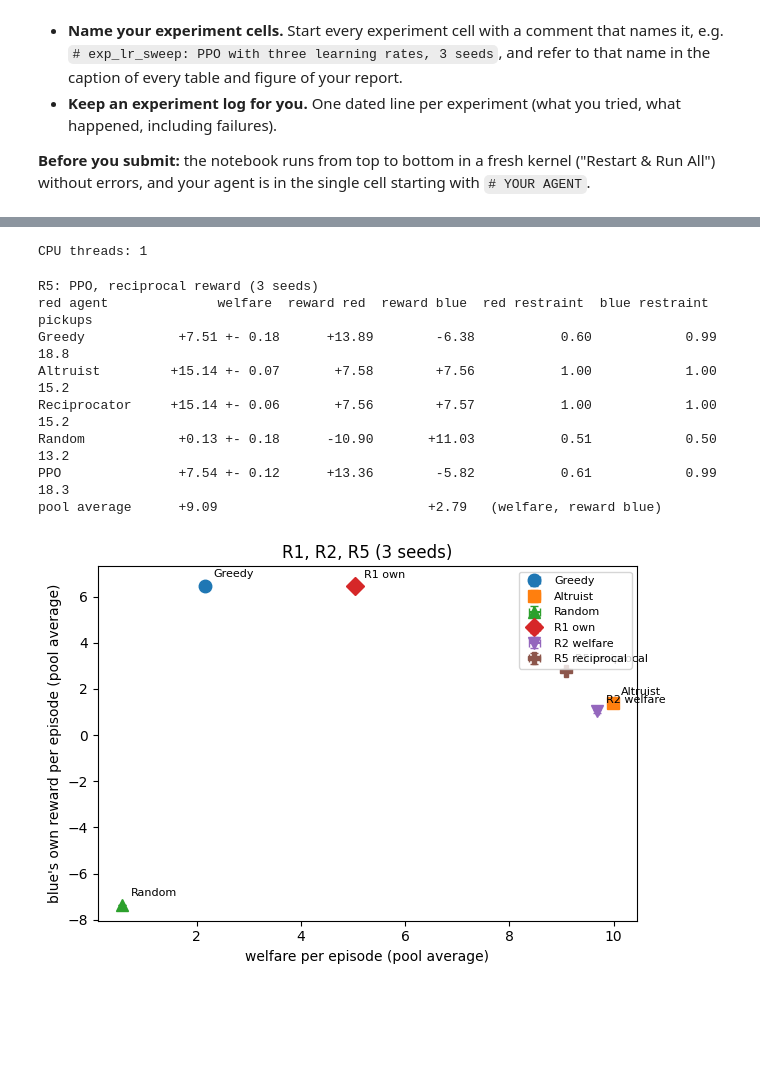
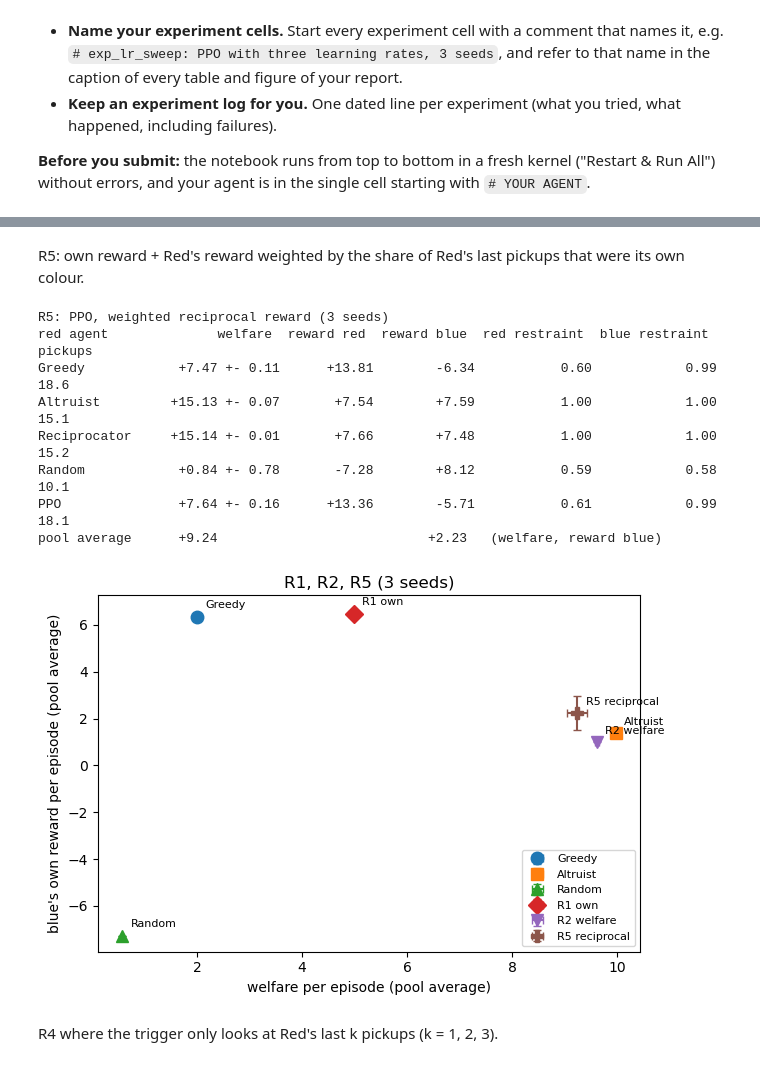
Before and after one commit to NickyA-Z/Agentic-AI, a Jupyter notebook: Assignment1.ipynb, the cells around one changed output, grey strips where cells are left out. Cells and saved outputs as stored; diff of their text form; code cells hidden in the pictures; blank space fills up the shorter version.

Commit message:
Final agent, code needed to run 5 seeds, visualizations for report

```diff
--- a/Assignment1.ipynb
+++ b/Assignment1.ipynb
@@ -1170,39 +1172,33 @@ pool average      +6.97                           +4.49   (welfare, reward blue)
-# %%
-import torch
-
-# Optimize PyTorch for small PPO networks
-torch.set_num_threads(1)
-torch.set_num_interop_threads(1)
-
-print("CPU threads:", torch.get_num_threads())
-# %% [output]
-CPU threads: 1
+# %% [markdown]
+R5: own reward + Red's reward weighted by the share of Red's last pickups that were its own colour.
 # %%
-# R5 more complex PPO reciporal
+# exp_r5_3seeds: PPO with weighted reciprocal reward (R5: own + alpha * other, alpha = share of +1 in Red's lamps), 3 seeds
 def weighted_reciprocal_reward(my_reward, other_reward, observations):
     red_history = observations[:, 108:112]
     cooperative = (red_history == 1).sum(axis=1)
     defected = (red_history == -1).sum(axis=1)
     total = cooperative + defected
     alpha = np.divide(cooperative, total, out=np.full(cooperative.shape, 0.5, dtype=float),
                       where=total>0 )
     return my_reward + other_reward * alpha
 
 SEEDS = (SEED, SEED + 1, SEED + 2)
 r5_results, r5_logs = evaluate_against_pool(make_learner(PPO_CONFIG, weighted_reciprocal_reward), seeds=SEEDS)
-print_results(r5_results, 'R5: PPO, reciprocal reward (3 seeds)')
+print_results(r5_results, 'R5: PPO, weighted reciprocal reward (3 seeds)')
 plot_pareto({**baseline_results, 'R1 own': r1_results, 'R2 welfare': r2_results, 'R5 reciprocal': r5_results},
             'R1, R2, R5 (3 seeds)')
 # %% [output]
-R5: PPO, reciprocal reward (3 seeds)
+R5: PPO, weighted reciprocal reward (3 seeds)
 red agent              welfare  reward red  reward blue  red restraint  blue restraint  pickups
-Greedy            +7.51 +- 0.18      +13.89        -6.38           0.60            0.99     18.8
-Altruist         +15.14 +- 0.07       +7.58        +7.56           1.00            1.00     15.2
-Reciprocator     +15.14 +- 0.06       +7.56        +7.57           1.00            1.00     15.2
-Random            +0.13 +- 0.18      -10.90       +11.03           0.51            0.50     13.2
-PPO               +7.54 +- 0.12      +13.36        -5.82           0.61            0.99     18.3
-pool average      +9.09                           +2.79   (welfare, reward blue)
+Greedy            +7.47 +- 0.11      +13.81        -6.34           0.60            0.99     18.6
+Altruist         +15.13 +- 0.07       +7.54        +7.59           1.00            1.00     15.1
+Reciprocator     +15.14 +- 0.01       +7.66        +7.48           1.00            1.00     15.2
+Random            +0.84 +- 0.78       -7.28        +8.12           0.59            0.58     10.1
+PPO               +7.64 +- 0.16      +13.36        -5.71           0.61            0.99     18.1
+pool average      +9.24                           +2.23   (welfare, reward blue)
-[figure, old version]
+[figure, new version]
+# %% [markdown]
+R4 where the trigger only looks at Red's last k pickups (k = 1, 2, 3).
 # %%
 # exp_memory_ablation: reciprocal reward, trigger looks at Red's last k lamps (k = 1, 2, 3), 3 seeds
 SEEDS = (SEED, SEED + 1, SEED + 2)
```
Also changed, not shown: parts of 34 cells of this notebook.
